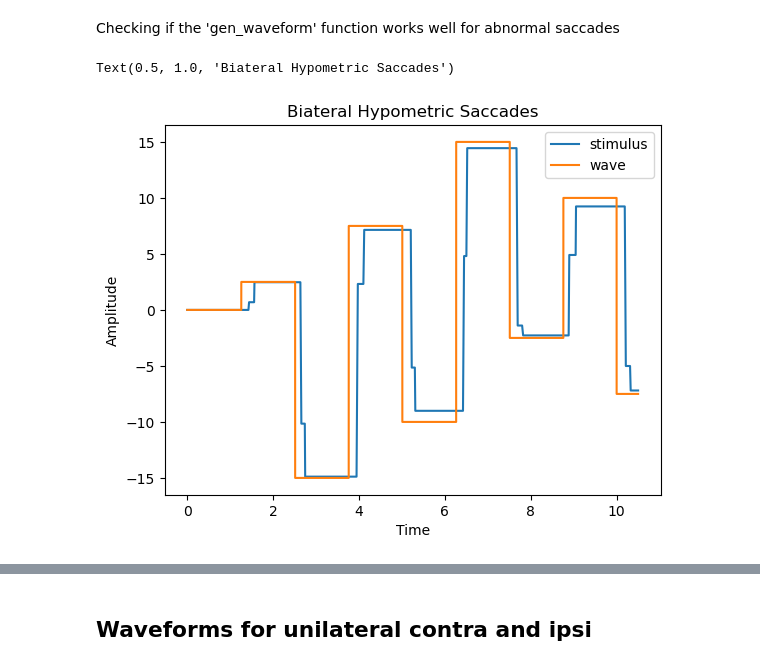
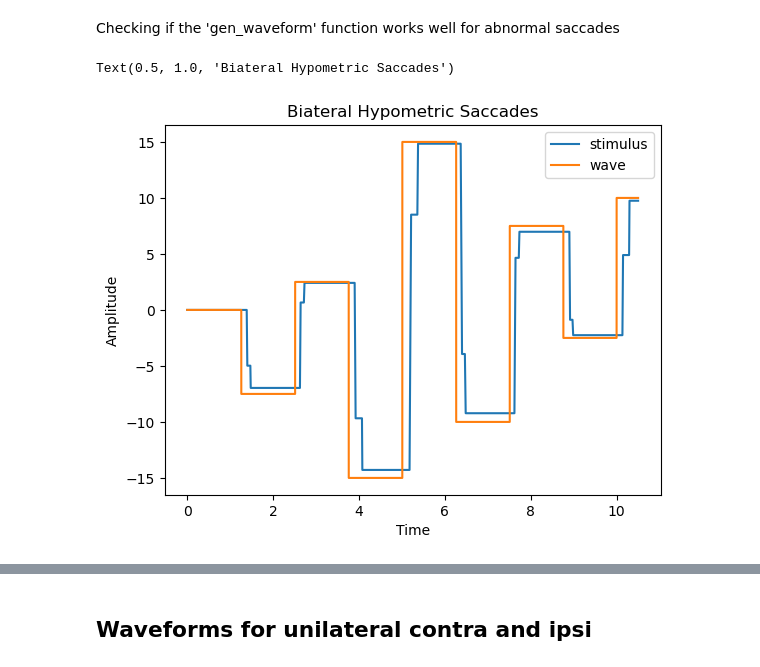
Before and after one commit to rsrini10/PCM, a Jupyter notebook: prelimwaveformcnnmodel.ipynb, the cells around one changed output, grey strips where cells are left out. Cells and saved outputs as stored; diff of their text form; code cells hidden in the pictures.

```diff
--- a/prelimwaveformcnnmodel.ipynb
+++ b/prelimwaveformcnnmodel.ipynb
@@ -453,17 +411,17 @@ for idx in range(len(stimulus)-1):  # Avoids out-of-range issues with stimulus[i
 Checking if the 'gen_waveform' function works well for abnormal saccades
 # %%
 #hypometria
-stimulus = gen_target(left,right,2)
-time, wave, main_seq = gen_waveform(stimulus,"A","hypo",2)
+stimulus = gen_target(left,right,1)
+time, wave, main_seq = gen_waveform(stimulus,"A","hypo",3)
 plt.plot(time, wave)
 plt.plot(reconstructed_time,gen_reconstructed_laser(stimulus))
 plt.legend(["stimulus","wave"])
 plt.ylabel("Amplitude")
 plt.xlabel("Time")
 plt.title("Biateral Hypometric Saccades")
 # %% [output]
 Text(0.5, 1.0, 'Biateral Hypometric Saccades')
-[figure, old version]
+[figure, new version]
 # %%
 #hypermetria
 stimulus = gen_target(left,right,1)
```
Also changed, not shown: parts of 48 cells of this notebook.
